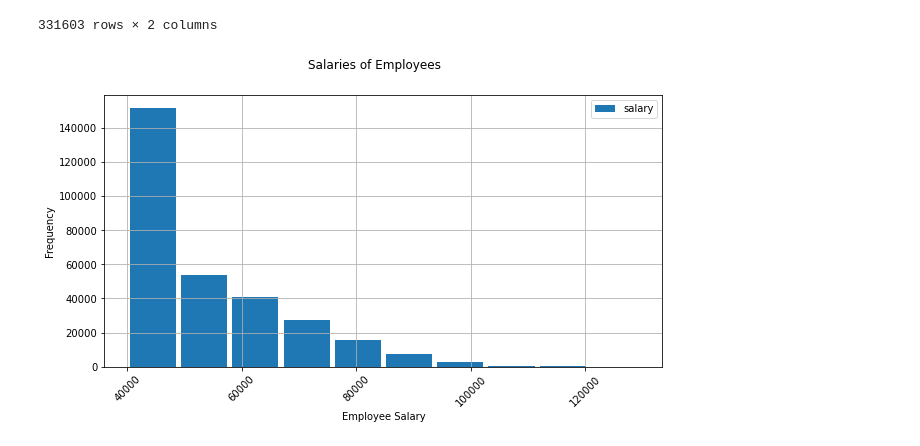
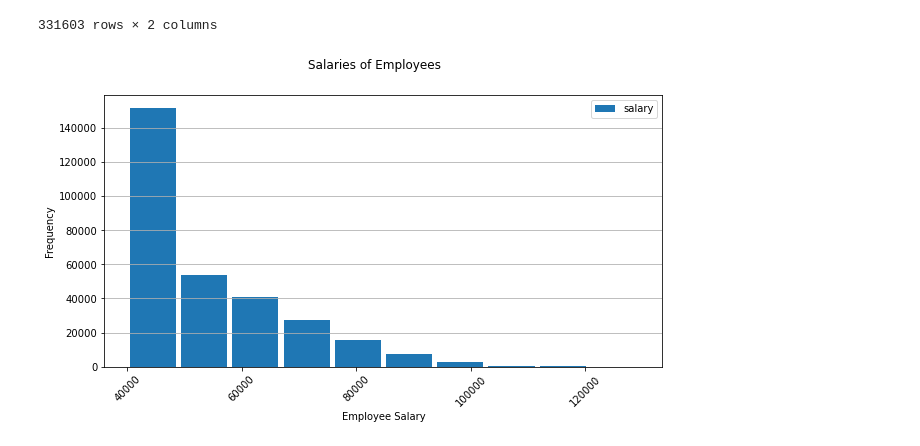
Before and after one commit to RobinWaves/sql-challenge, a Jupyter notebook: Bonus.ipynb, the cells around one changed output. Saved outputs shown, nothing was run; the diff lists cells and outputs as text; code cells hidden in the pictures.

Commit message:
Adjustments to histogram

```diff
--- a/Bonus.ipynb
+++ b/Bonus.ipynb
@@ -109,11 +109,13 @@ departmentemployee_df
 # %%
 salaries_df['salary'] = salaries_df['salary'].replace('[\$,]', '', regex=True).astype(float)
 
 salaries_df['salary'].plot(kind='hist', rot=45, rwidth=0.9, figsize=(10,5))
 plt.xlabel('Employee Salary')
 plt.ylabel('Frequency')
 plt.suptitle("Salaries of Employees")
 plt.legend()
-plt.grid()
+plt.grid(axis='y')
+plt.savefig('Histogram')
+plt.show()
 # %% [output]
-[figure, old version]
+[figure, new version]
```
Also changed, not shown: parts of 1 cell of this notebook, 1 other file.
